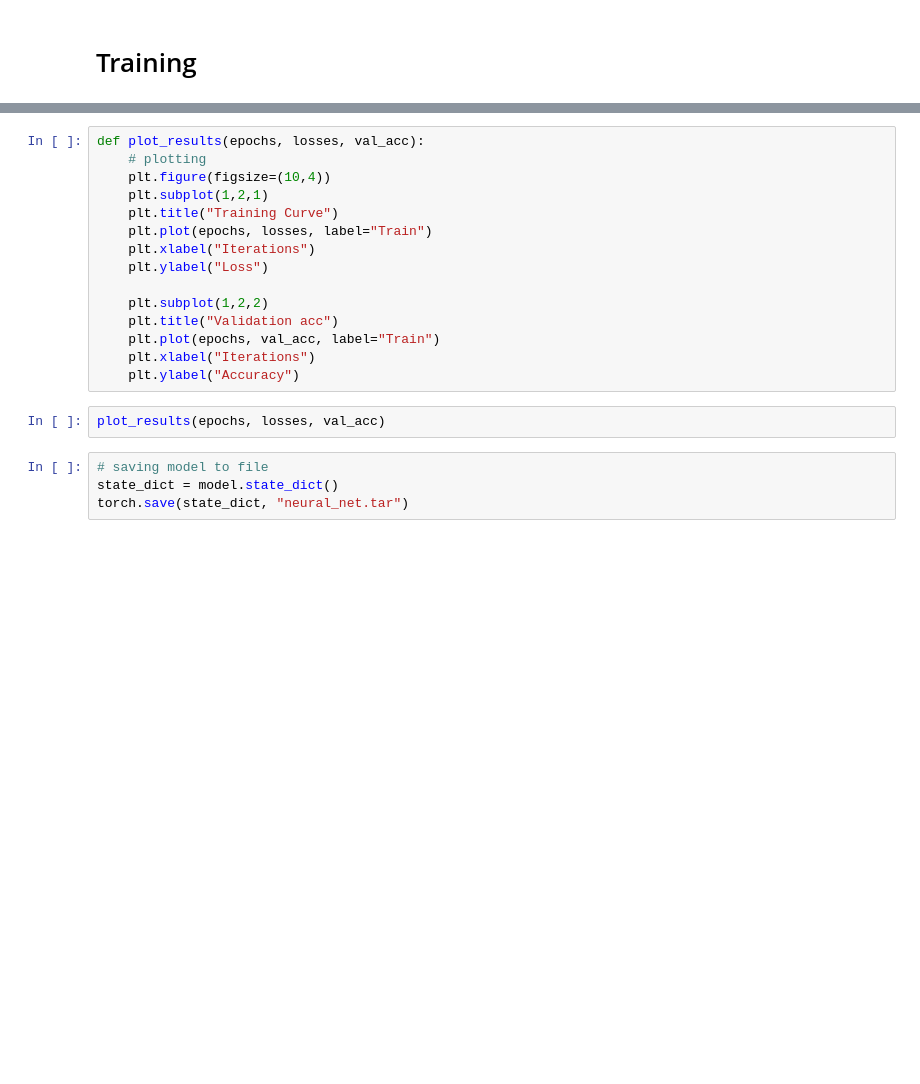
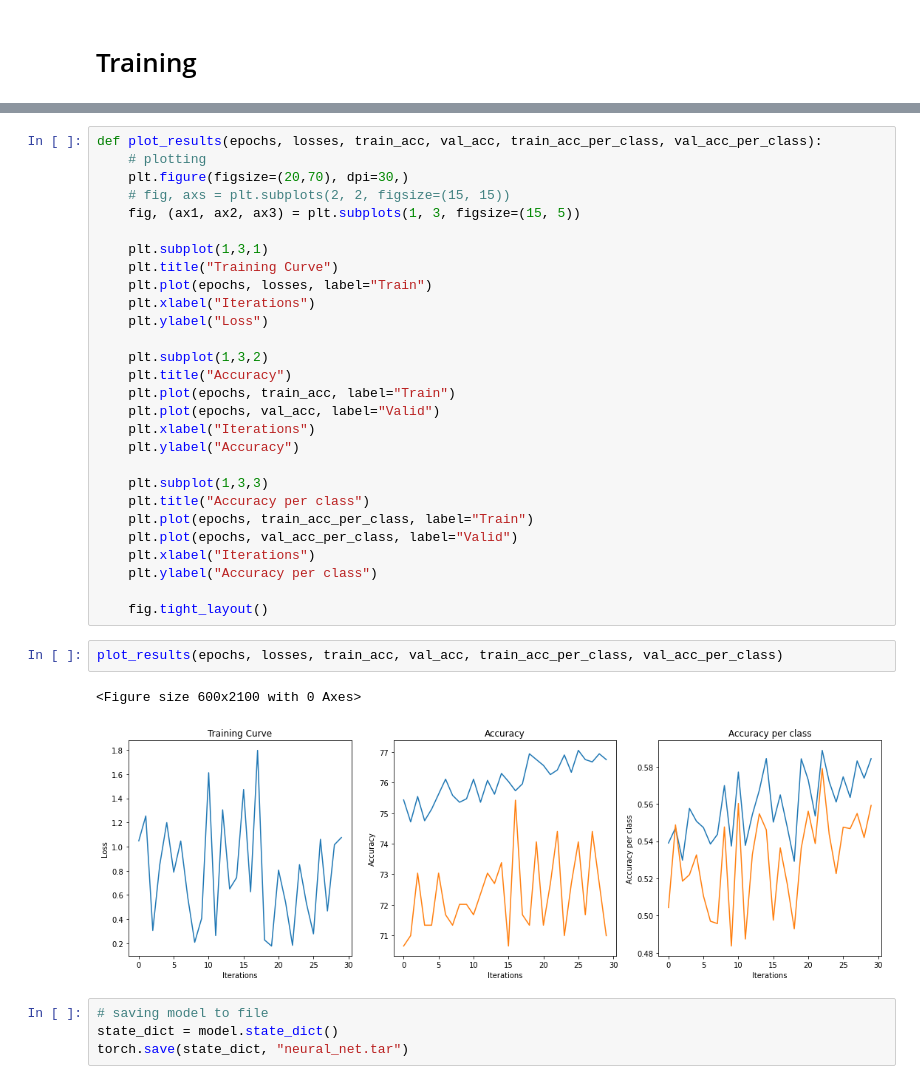
Before and after one commit to milosz-l/SSNE, a Jupyter notebook: lab9_miniprojekt4/f_miniprojekt4.ipynb, the cells around one changed output, grey strips where cells are left out. Saved outputs shown, nothing was run; the diff lists cells and outputs as text; blank space fills up the shorter version.

Commit message:
plots for accuracy per class

```diff
--- a/lab9_miniprojekt4/f_miniprojekt4.ipynb
+++ b/lab9_miniprojekt4/f_miniprojekt4.ipynb
@@ -353,20 +370,36 @@ Accuracy per class 0.266
 # %%
-def plot_results(epochs, losses, val_acc):
+def plot_results(epochs, losses, train_acc, val_acc, train_acc_per_class, val_acc_per_class):
     # plotting
-    plt.figure(figsize=(10,4))
-    plt.subplot(1,2,1)
+    plt.figure(figsize=(20,70), dpi=30,)
+    # fig, axs = plt.subplots(2, 2, figsize=(15, 15))
+    fig, (ax1, ax2, ax3) = plt.subplots(1, 3, figsize=(15, 5))
+
+    plt.subplot(1,3,1)
     plt.title("Training Curve")
     plt.plot(epochs, losses, label="Train")
     plt.xlabel("Iterations")
     plt.ylabel("Loss")
 
-    plt.subplot(1,2,2)
-    plt.title("Validation acc")
-    plt.plot(epochs, val_acc, label="Train")
+    plt.subplot(1,3,2)
+    plt.title("Accuracy")
+    plt.plot(epochs, train_acc, label="Train")
+    plt.plot(epochs, val_acc, label="Valid")
     plt.xlabel("Iterations")
     plt.ylabel("Accuracy")
+
+    plt.subplot(1,3,3)
+    plt.title("Accuracy per class")
+    plt.plot(epochs, train_acc_per_class, label="Train")
+    plt.plot(epochs, val_acc_per_class, label="Valid")
+    plt.xlabel("Iterations")
+    plt.ylabel("Accuracy per class")
+
+    fig.tight_layout()
 # %%
-plot_results(epochs, losses, val_acc)
+plot_results(epochs, losses, train_acc, val_acc, train_acc_per_class, val_acc_per_class)
+# %% [output]
+<Figure size 600x2100 with 0 Axes>
+[figure, added]
 # %%
 # saving model to file
 state_dict = model.state_dict()
```
Also changed, not shown: parts of 6 cells of this notebook.
